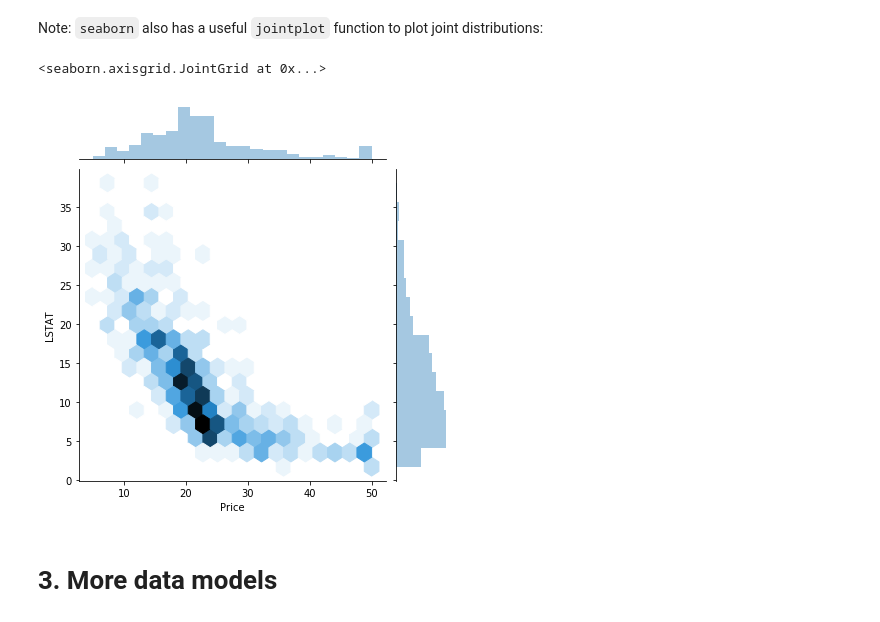
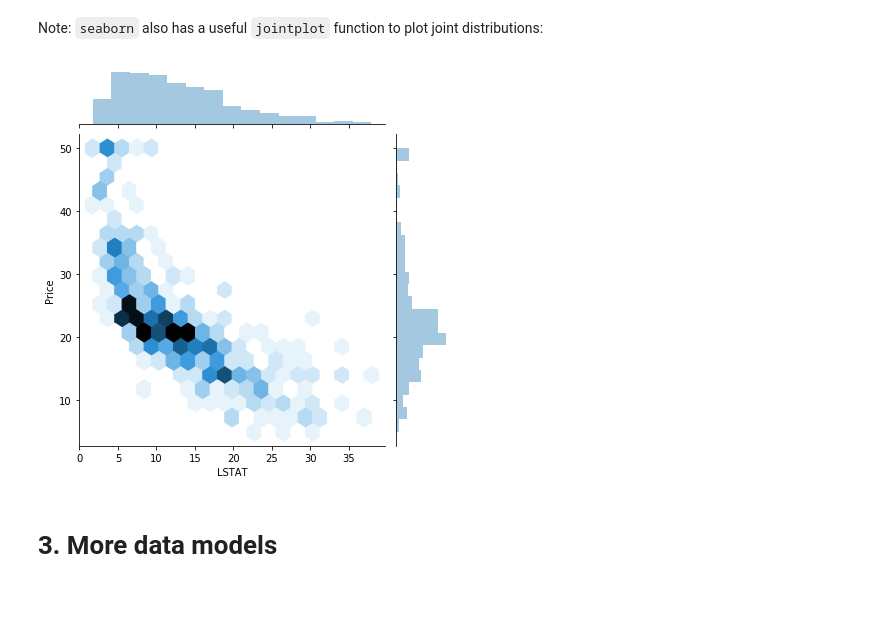
Before and after one commit to glatard/intro-data-analysis-python, a Jupyter notebook: Lecture7.ipynb, the cells around one changed output. Saved outputs shown, nothing was run; the diff lists cells and outputs as text; code cells hidden in the pictures.

```diff
--- a/Lecture7.ipynb
+++ b/Lecture7.ipynb
@@ -87,3 +97,7 @@ shape(boston_data.target)
 <img src="https://upload.wikimedia.org/wikipedia/commons/thumb/d/dd/Antu_task-complete.svg/1024px-Antu_task-complete.svg.png" width=50 align=left/>
 
 * Using constructor `pd.Dataframe` (see documentation [here](https://pandas.pydata.org/pandas-docs/stable/reference/api/pandas.DataFrame.html#pandas.DataFrame)), load this dataset as a Pandas Dataframe
+# %%
+import pandas as pd
+df = pd.DataFrame(data=boston_data.data, columns=(boston_data.feature_names))
+df.head()
@@ -95,3 +116,6 @@ shape(boston_data.target)
 * Using pandas, print summary statistics about the dataset.
 
 * Are all features present? Is the target present? If not, add it as a new column of the DataFrame.
+# %%
+df['Price'] = boston_data.target
+df.describe()
@@ -127,3 +189,6 @@ The `corr` function in Panda's DataFrame (see documentation [here](https://panda
 <img src="https://upload.wikimedia.org/wikipedia/commons/thumb/d/dd/Antu_task-complete.svg/1024px-Antu_task-complete.svg.png" width=50 align=left/>
 
 * Using this function, compute the correlation between the columns of the DataFrame. Which feature(s) is(are) the most correlated to the target?
+# %%
+df['Price'] = boston_data.target
+df.corr()
@@ -136,10 +224,10 @@ The `seaborn` library (documentation [here](https://seaborn.pydata.org/)), avail
 # %% [markdown]
 Note: `seaborn` also has a useful `jointplot` function to plot joint distributions:
 # %%
-sns.jointplot(df['Price'], df['LSTAT'], kind='hex')
+sns.jointplot(df['LSTAT'], df['Price'], kind='hex')
+plt.show()
 # %% [output]
-<seaborn.axisgrid.JointGrid at 0x...>
-[figure, old version]
+[figure, new version]
 # %% [markdown]
 # 3. More data models
 # %% [markdown]
```
Also changed, not shown: parts of 16 cells of this notebook.
